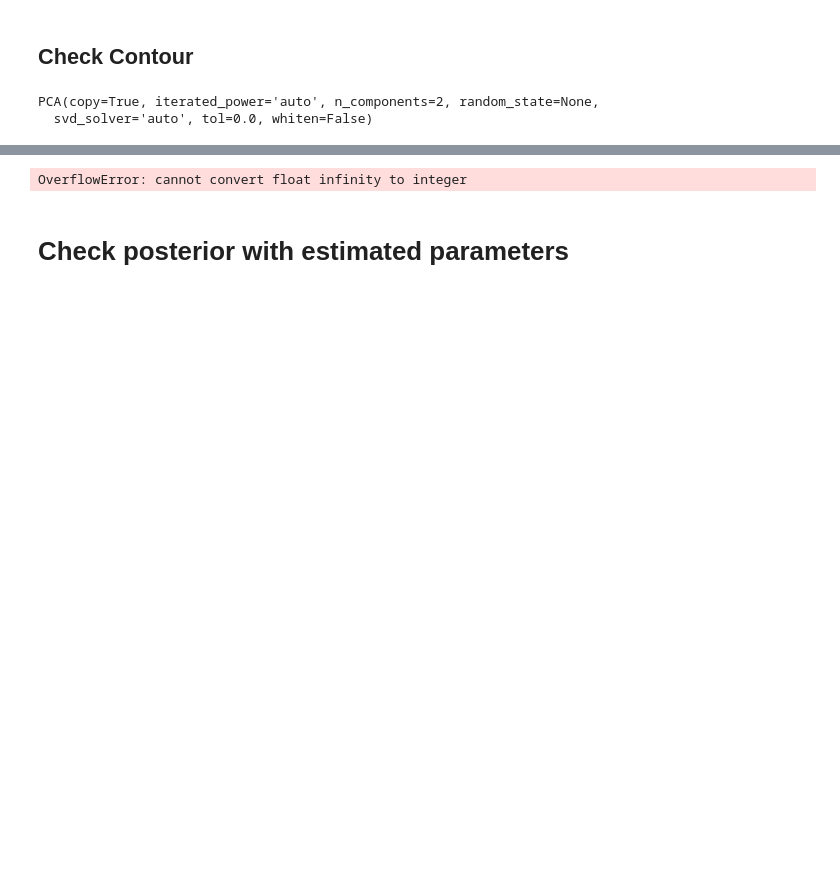
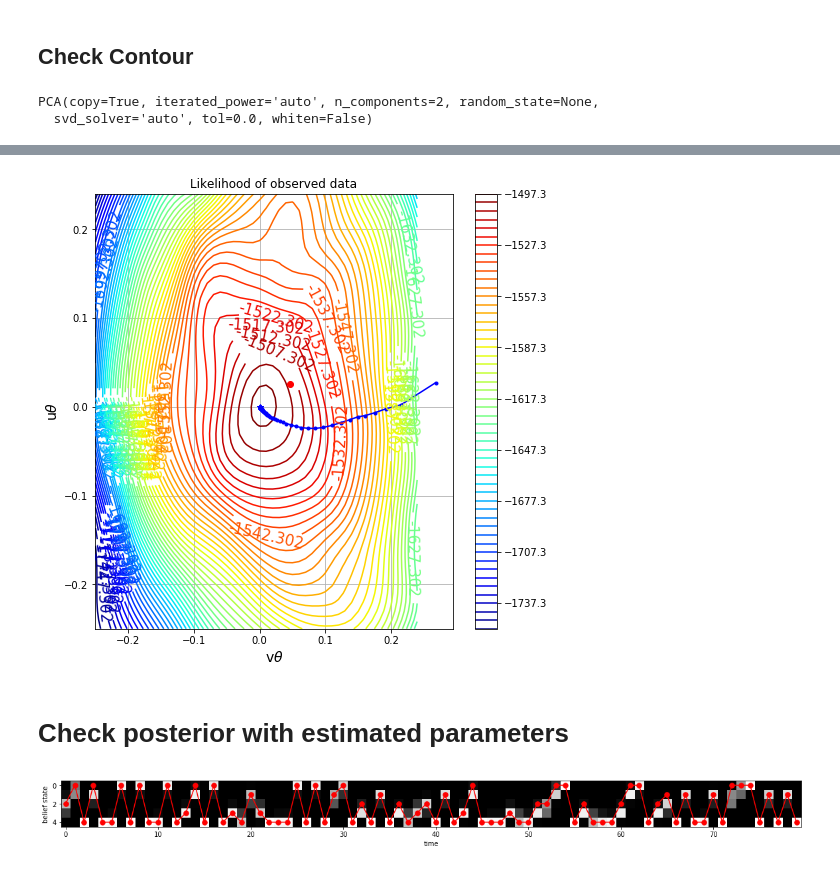
Before and after one commit to wenshuowang/inverse-POMDP, a Jupyter notebook: oneboxColor.ipynb, the cells around one changed output, grey strips where cells are left out. Saved outputs shown, nothing was run; the diff lists cells and outputs as text; code cells hidden in the pictures; blank space fills up the shorter version.

```diff
--- a/oneboxColor.ipynb
+++ b/oneboxColor.ipynb
@@ -523,7 +523,7 @@ while count_E < NN1:
         complete_likelihood_new_temp = oneHMMCol.computeQaux(obs, ThA_new, softpolicy_new, TBo_new)
 
         ## Update the parameter if the ECDLL can be improved
-        if complete_likelihood_new_temp > complete_likelihood_new:
+        if complete_likelihood_new_temp > complete_likelihood_new + 0.001:
             parameters_new = np.copy(para_temp)
 
             complete_likelihood_new = complete_likelihood_new_temp
@@ -540,7 +540,7 @@ while count_E < NN1:
             count_M += 1
         else:
             stepsize /= 2
-            if stepsize < 5 * 10 ** -4:
+            if stepsize < 5 * 10 ** -6:
                 break
 
     count_E += 1
@@ -604,8 +615,8 @@ projectionMat = np.multiply(projectionMat, (np.abs(projectionMat) > 10** -10).as
 # %%
-step1 = 0.04    # for u (1st principle component)
-step2 = 0.04   # for v (2nd principle component)
-N1 = 10
-N2 = 10
+step1 = 0.01    # for u (1st principle component)
+step2 = 0.01   # for v (2nd principle component)
+N1 = 50
+N2 = 50
 uOffset = - step1 * N1 / 2
 vOffset = - step2 * N2 / 2
 
@@ -642,7 +653,5 @@ for i in range(N1):
         #Qaux1[j, i] = twoboxHMM.likelihood(lat, obs, ThA, policy)  #given latent state
         Qaux2[j, i] = oneColHMM.computeQaux(obs, ThA, policy, TBo)
         Qaux3[j, i] = oneColHMM.latent_entr(obs)
-# %% [output]
-OverflowError: cannot convert float infinity to integer
 # %%
 Likelihood = Qaux2 + Qaux3
@@ -651,32 +660,34 @@ point[-1]
 # %%
 # project the trajectories onto the plane
 point_2d = projectionMat.dot((point - point[-1]).T).T
 
 # true parameters projected onto the plane
 true_2d = projectionMat.dot(parameters - point[-1])
 
 fig_contour, ax = plt.subplots(figsize = (8,8))
 uValuemesh, vValuemesh = np.meshgrid(uValue, vValue)
 cs3 = plt.contour(uValuemesh, vValuemesh, Likelihood,
-                  np.arange(np.min(Likelihood), np.max(Likelihood), 50))
+                  np.arange(np.min(Likelihood), np.max(Likelihood), 5), cmap = cm.jet)
 #cs3 = plt.contour(uValuemesh, vValuemesh, Likelihood,
 #                  np.arange(-13000, -3000, 50))
 #plt.xticks(np.arange(0, 1, 0.1))
 #plt.yticks(np.arange(0, 1, 0.1))
 plt.plot(point_2d[:, 0], point_2d[:, 1], marker='.', color = 'b')   # projected trajectories
 plt.plot(0, 0, marker='*', color = 'b')                             # final point
 plt.plot(true_2d[0], true_2d[1], marker='o', color = 'r')           # true
 
 
 ax.grid()
 ax.set_title('Likelihood of observed data')
 # plt.xlabel(r'$u \mathbf{\theta}$', fontsize = 10)
 # plt.ylabel(r'$v \mathbf{\theta}$', fontsize = 10)
-plt.xlabel('p_diappear')
-plt.ylabel('q_min')
-plt.clabel(cs3, inline=1, fontsize=10)
+plt.xlabel(r'v$\theta$', fontsize=14)
+plt.ylabel(r'u$\theta$',fontsize=14)
+plt.clabel(cs3, inline=1, fontsize=15)
 plt.colorbar()
 plt.show()
+# %% [output]
+[figure, added]
 # %% [markdown]
 # Check posterior with estimated parameters
 # %%
@@ -704,6 +715,8 @@ plt.xlabel('time')
 plt.ylabel('belief state')
 
 plt.show()
+# %% [output]
+[figure, added]
 # %%
 posterior_ave = np.zeros((nq, nq))
 for i in range(nq):
```
Also changed, not shown: parts of 6 cells of this notebook.
